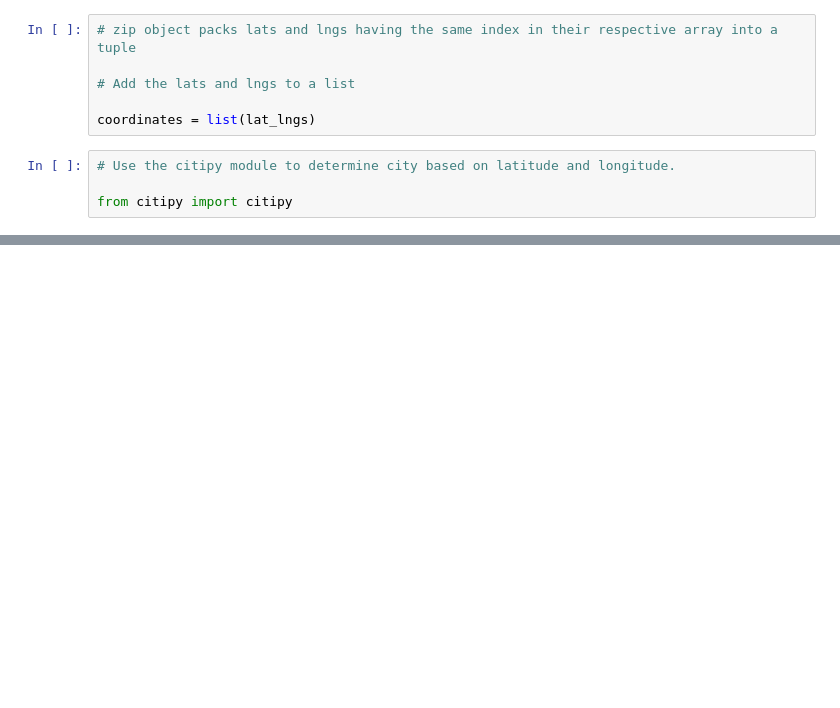
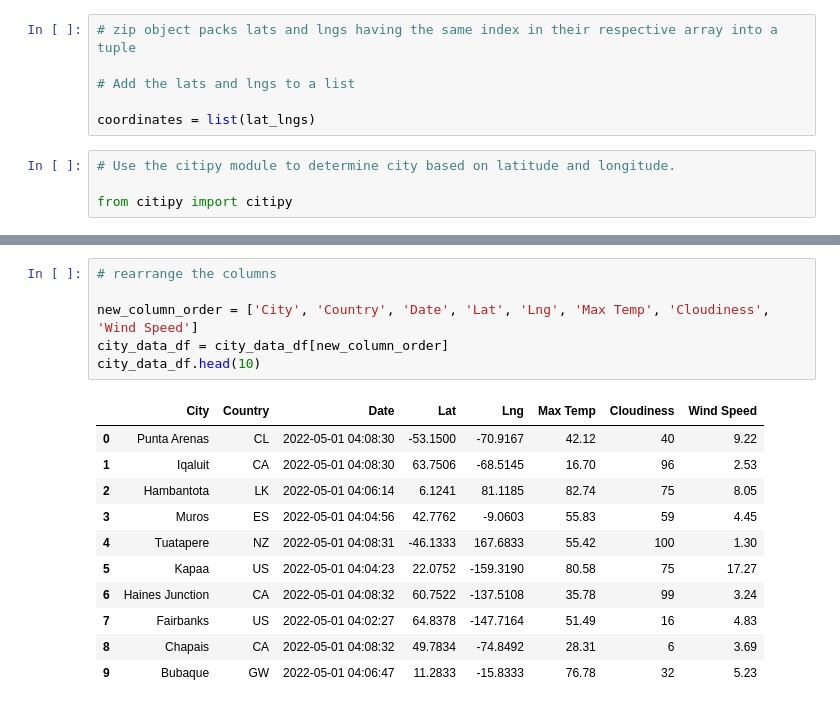
Before and after one commit to jwygonik/World_Weather_Analysis, a Jupyter notebook: WeatherPy.ipynb, the cells around one changed output, grey strips where cells are left out. Cells and saved outputs as stored; diff of their text form; blank space fills up the shorter version.

```diff
--- a/WeatherPy.ipynb
+++ b/WeatherPy.ipynb
@@ -45,0 +157,18 @@ len(cities)
+# %%
+# rearrange the columns
+
+new_column_order = ['City', 'Country', 'Date', 'Lat', 'Lng', 'Max Temp', 'Cloudiness', 'Wind Speed']
+city_data_df = city_data_df[new_column_order]
+city_data_df.head(10)
+# %% [output]
+|  | City | Country | Date | Lat | Lng | Max Temp | Cloudiness | Wind Speed |
+| 0 | Punta Arenas | CL | 2022-05-01 04:08:30 | -53.1500 | -70.9167 | 42.12 | 40 | 9.22 |
+| 1 | Iqaluit | CA | 2022-05-01 04:08:30 | 63.7506 | -68.5145 | 16.70 | 96 | 2.53 |
+| 2 | Hambantota | LK | 2022-05-01 04:06:14 | 6.1241 | 81.1185 | 82.74 | 75 | 8.05 |
+| 3 | Muros | ES | 2022-05-01 04:04:56 | 42.7762 | -9.0603 | 55.83 | 59 | 4.45 |
+| 4 | Tuatapere | NZ | 2022-05-01 04:08:31 | -46.1333 | 167.6833 | 55.42 | 100 | 1.30 |
+| 5 | Kapaa | US | 2022-05-01 04:04:23 | 22.0752 | -159.3190 | 80.58 | 75 | 17.27 |
+| 6 | Haines Junction | CA | 2022-05-01 04:08:32 | 60.7522 | -137.5108 | 35.78 | 99 | 3.24 |
+| 7 | Fairbanks | US | 2022-05-01 04:02:27 | 64.8378 | -147.7164 | 51.49 | 16 | 4.83 |
+| 8 | Chapais | CA | 2022-05-01 04:08:32 | 49.7834 | -74.8492 | 28.31 | 6 | 3.69 |
+| 9 | Bubaque | GW | 2022-05-01 04:06:47 | 11.2833 | -15.8333 | 76.78 | 32 | 5.23 |
```
Also changed, not shown: parts of 8 cells of this notebook, 4 other files.
